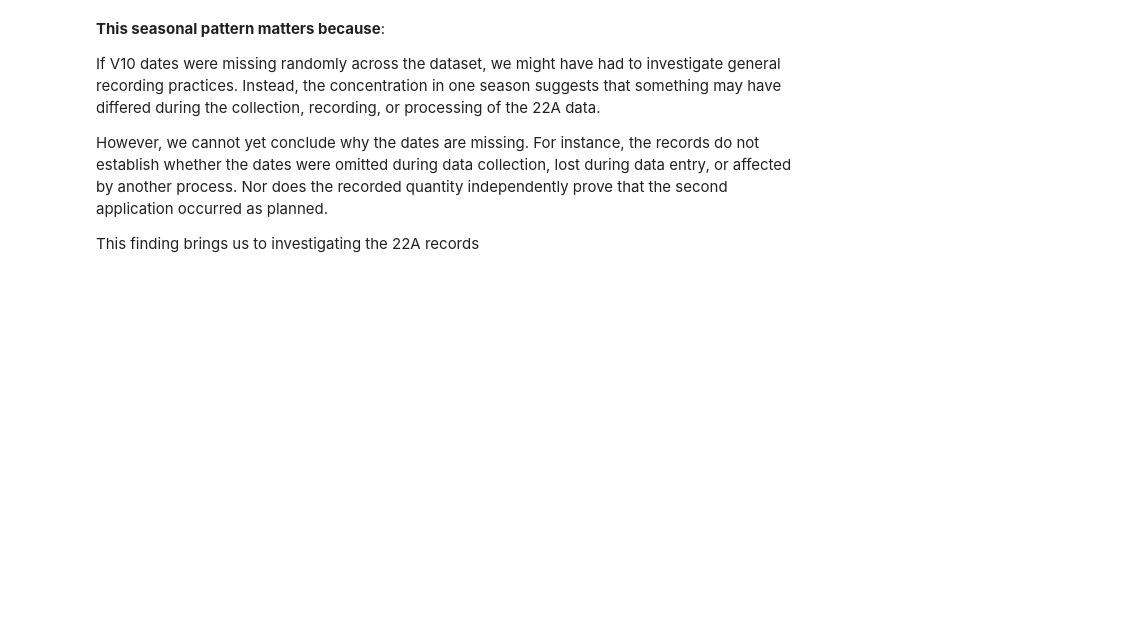
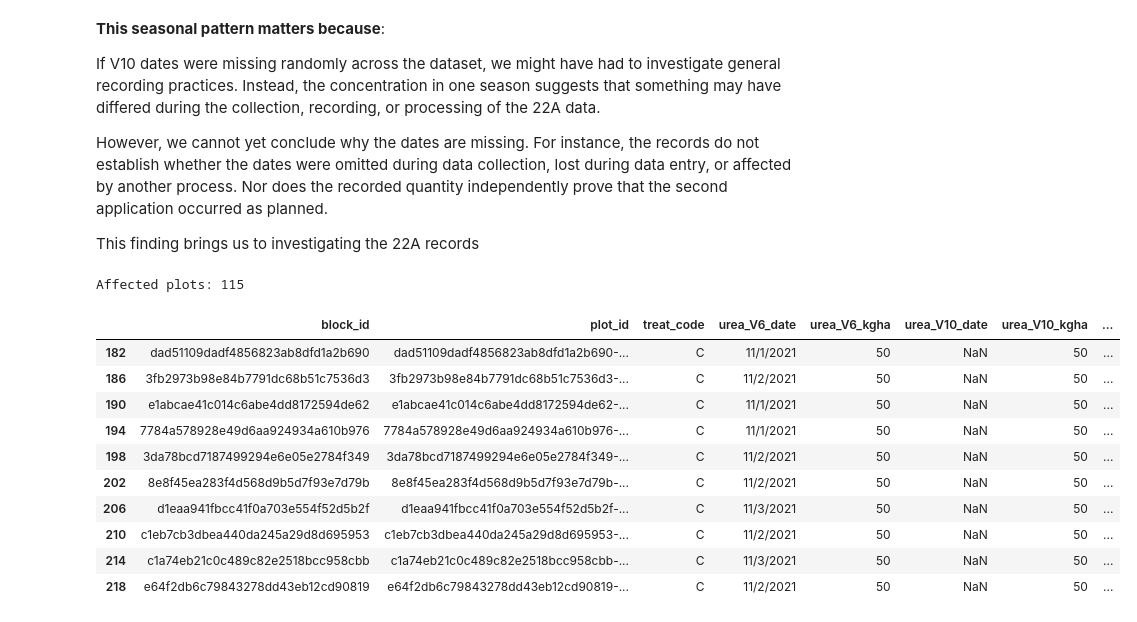
Before and after one commit to Vin-Okumu/maize-yield-optimization-rwanda, a Jupyter notebook: 02_Notebooks/02_data_cleaning.ipynb, the cells around one changed output. Cells and saved outputs as stored; diff of their text form; code cells hidden in the pictures; blank space fills up the shorter version.

```diff
--- a/02_Notebooks/02_data_cleaning.ipynb
+++ b/02_Notebooks/02_data_cleaning.ipynb
@@ -552,3 +552,39 @@ If V10 dates were missing randomly across the dataset, we might have had to inve
 However, we cannot yet conclude why the dates are missing. For instance, the records do not establish whether the dates were omitted during data collection, lost during data entry, or affected by another process. Nor does the recorded quantity independently prove that the second application occurred as planned.
 
 This finding brings us to investigating the 22A records
+# %%
+v10_missing_22a = v6_v10[
+    (v6_v10["season"] == "22A")
+    & (v6_v10["urea_V10_date"].isna())
+].copy()
+
+print("Affected plots:", len(v10_missing_22a))
+
+display(
+    v10_missing_22a[
+        [
+            "block_id",
+            "plot_id",
+            "treat_code",
+            "urea_V6_date",
+            "urea_V6_kgha",
+            "urea_V10_date",
+            "urea_V10_kgha",
+            "urea_total_kgha",
+            "yield_tha"
+        ]
+    ].head(10)
+)
+# %% [output]
+Affected plots: 115
+|  | block_id | plot_id | treat_code | urea_V6_date | urea_V6_kgha | urea_V10_date | urea_V10_kgha | ... |
+| 182 | dad51109dadf4856823ab8dfd1a2b690 | dad51109dadf4856823ab8dfd1a2b690-... | C | 11/1/2021 | 50 | NaN | 50 | ... |
+| 186 | 3fb2973b98e84b7791dc68b51c7536d3 | 3fb2973b98e84b7791dc68b51c7536d3-... | C | 11/2/2021 | 50 | NaN | 50 | ... |
+| 190 | e1abcae41c014c6abe4dd8172594de62 | e1abcae41c014c6abe4dd8172594de62-... | C | 11/1/2021 | 50 | NaN | 50 | ... |
+| 194 | 7784a578928e49d6aa924934a610b976 | 7784a578928e49d6aa924934a610b976-... | C | 11/1/2021 | 50 | NaN | 50 | ... |
+| 198 | 3da78bcd7187499294e6e05e2784f349 | 3da78bcd7187499294e6e05e2784f349-... | C | 11/2/2021 | 50 | NaN | 50 | ... |
+| 202 | 8e8f45ea283f4d568d9b5d7f93e7d79b | 8e8f45ea283f4d568d9b5d7f93e7d79b-... | C | 11/2/2021 | 50 | NaN | 50 | ... |
+| 206 | d1eaa941fbcc41f0a703e554f52d5b2f | d1eaa941fbcc41f0a703e554f52d5b2f-... | C | 11/3/2021 | 50 | NaN | 50 | ... |
+| 210 | c1eb7cb3dbea440da245a29d8d695953 | c1eb7cb3dbea440da245a29d8d695953-... | C | 11/2/2021 | 50 | NaN | 50 | ... |
+| 214 | c1a74eb21c0c489c82e2518bcc958cbb | c1a74eb21c0c489c82e2518bcc958cbb-... | C | 11/3/2021 | 50 | NaN | 50 | ... |
+| 218 | e64f2db6c79843278dd43eb12cd90819 | e64f2db6c79843278dd43eb12cd90819-... | C | 11/2/2021 | 50 | NaN | 50 | ... |
```
Also changed, not shown: parts of 1 cell of this notebook.
